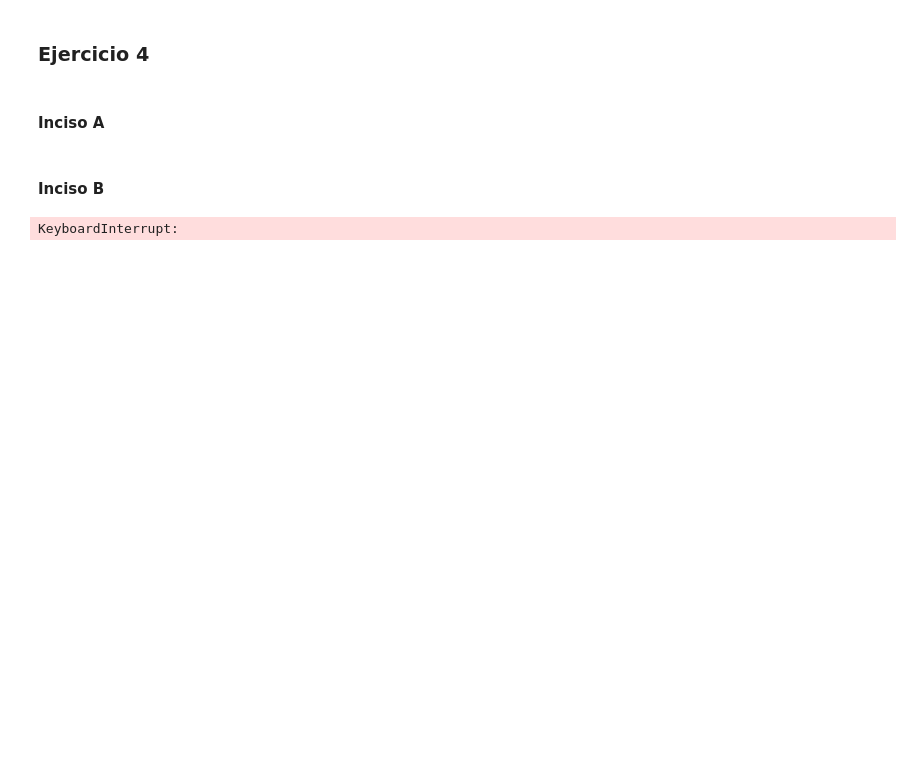
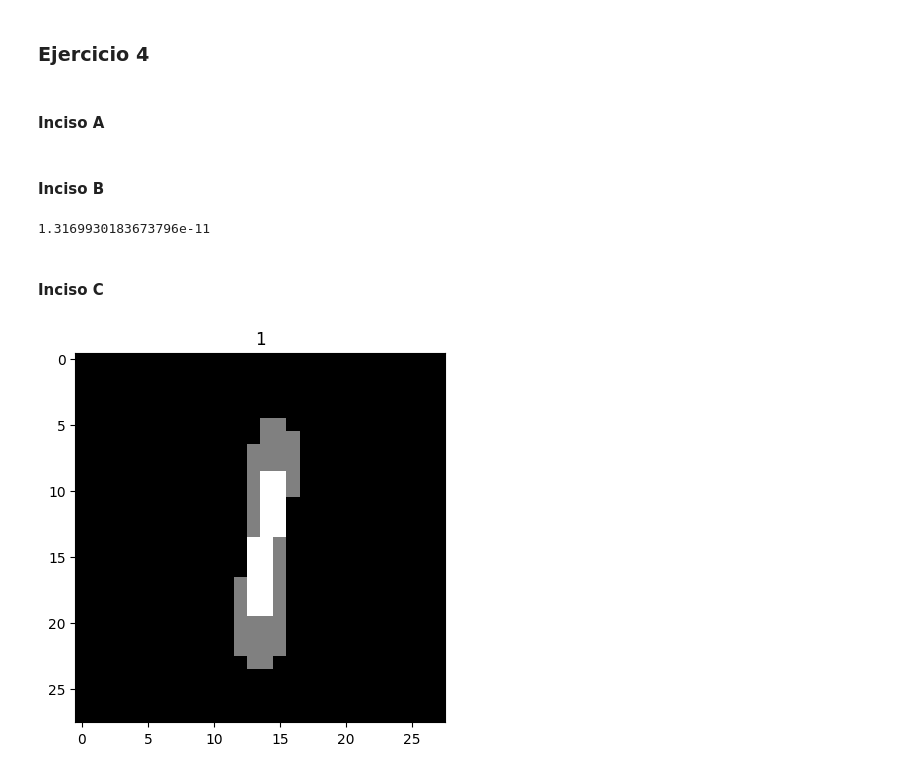
Before and after one commit to arielbakal/AlgebraLinealComputacional_UBA_FCEN, a Jupyter notebook: TP2/TP2.ipynb, the cells around one changed output. Cells and saved outputs as stored; diff of their text form; code cells hidden in the pictures; blank space fills up the shorter version.

```diff
--- a/TP2/TP2.ipynb
+++ b/TP2/TP2.ipynb
@@ -332,10 +313,30 @@ U = []
 Σ = []
 V = []
 
-for i in range(10):
-    U_i, Σ_i, V_i = descomposicion_SVD(M[i])
-    U.append(U_i)
-    Σ.append(Σ_i)
-    V.append(V_i)
+# for i in range(10):
+#     U_i, Σ_i, V_i = descomposicion_SVD(M[i])
+#     U.append(U_i)
+#     Σ.append(Σ_i)
+#     V.append(V_i)
+
+U_i, Σ_i, V_i = descomposicion_SVD(M[1])
+U.append(U_i)
+Σ.append(Σ_i)
+V.append(V_i)
-# %% [output]
-KeyboardInterrupt:
+# %%
+M_aprox = (U_i@Σ_i@np.transpose(V_i) )
+print( np.linalg.norm(M[1] - M_aprox) )
+# %% [output]
+1.3169930183673796e-11
+# %% [markdown]
+#### Inciso C
+# %%
+U_t = np.transpose(U_i) * 15
+
+primer_columna = U_t[0].tolist()
+
+matriz = vector_a_matriz(primer_columna)
+
+grafico_matriz(matriz, 1)
+# %% [output]
+[figure, added]
```
Also changed, not shown: parts of 7 cells of this notebook.
